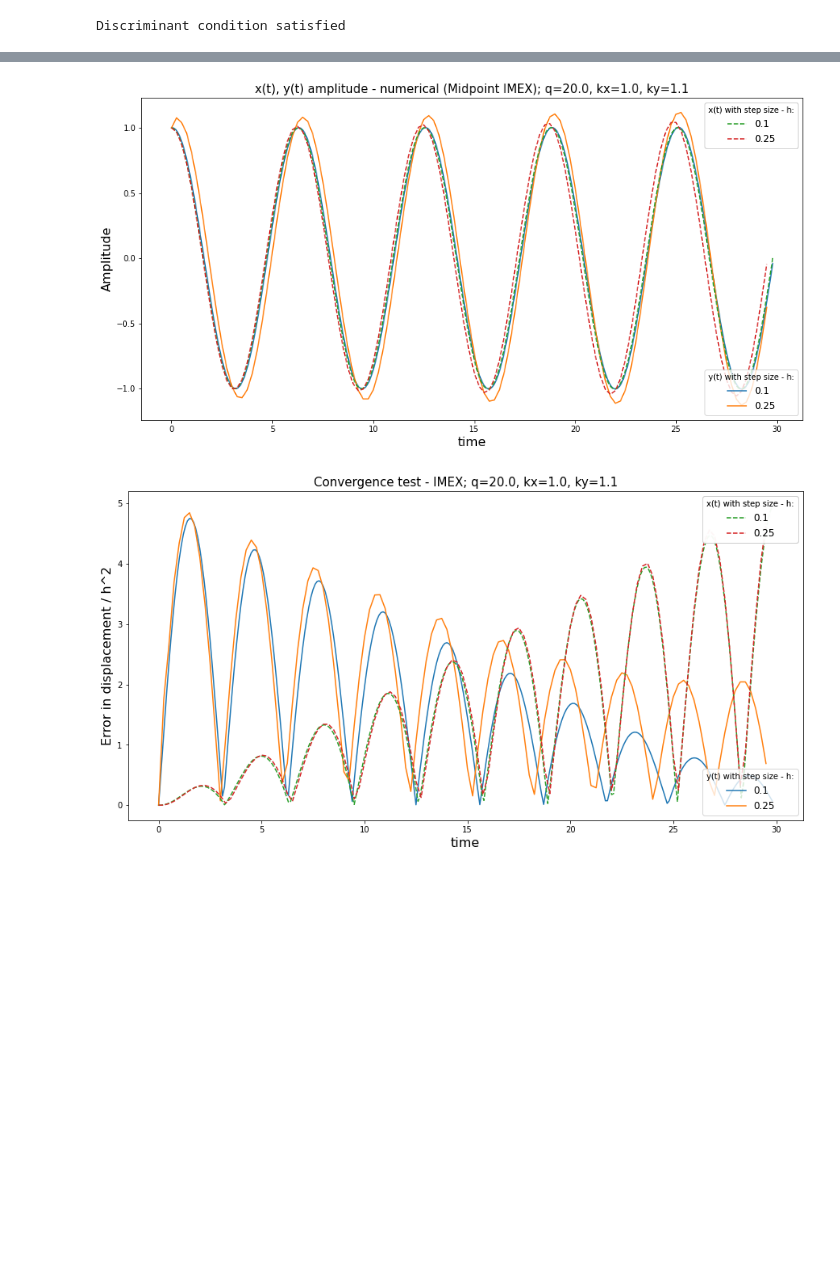
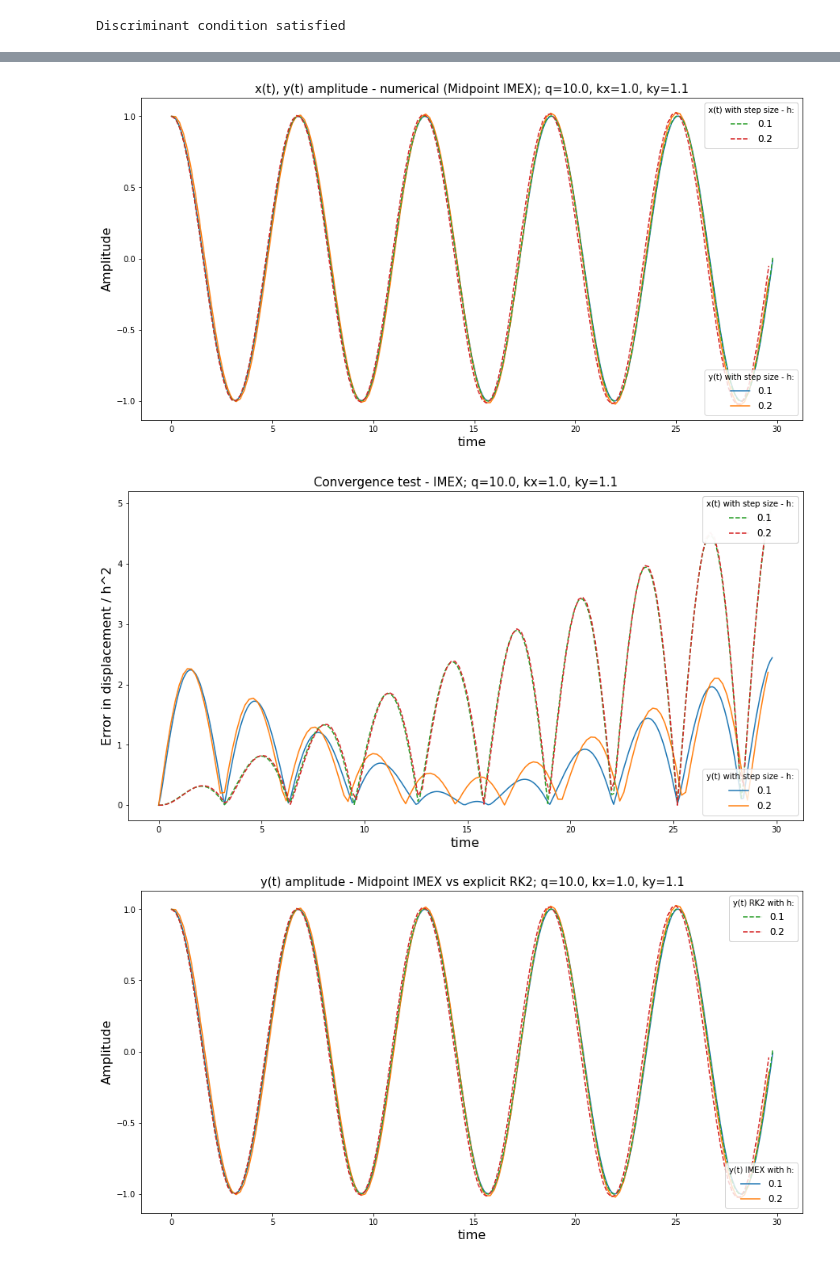
Before and after one commit to annamalai-ps/IMEX, a Jupyter notebook: Midpoint_IMEX(1,2,2).ipynb, the cells around one changed output, grey strips where cells are left out. Cells and saved outputs as stored; diff of their text form; code cells hidden in the pictures; blank space fills up the shorter version.

```diff
--- a/Midpoint_IMEX(1,2,2).ipynb
+++ b/Midpoint_IMEX(1,2,2).ipynb
@@ -172,7 +172,7 @@ y_imex = lambdify([x0,v0,w0,y0,x1,v1,w1,y1,kx,ky,q,h],u_np1_rhs(u_n)[3])
 kx_n = 1.0 #Pendulum 1 spring constant
 ky_n = 1.1 #Pendulum 2 spring constant
 #NOTE: analytical solution can't calculated for q=0, this code is incapable!!
-q_n = 20.0 #Coupling factor
+q_n = 10.0 #Coupling factor
 
 #Note!! If initial data is to be changed, compute analytical solution
 #in Mathematica with respective initial data and make changes to analytic solution defined here.
@@ -192,7 +192,7 @@ else:
 Discriminant condition satisfied
 # %%
 #Initial data
-h_list = ([0.1,0.25])
+h_list = ([0.1,0.2])
 t_start = 0
 t_end = 30
 
@@ -208,21 +208,6 @@ W = np.empty((N,len(h_list)))
 W[:] = np.nan
 T=np.empty((N,len(h_list)))
 T[:] = np.nan
-
-
-def plots(title,x_label,y_label,l1_title,l2_title,x_param,y_param1,y_param2):
-    plt.figure(figsize=(15,7.5))
-    plt.title(title,fontsize=15)
-    plt.xlabel(x_label,fontsize=16)
-    plt.ylabel(y_label,fontsize=16)
-    l1 = plt.plot(x_param,y_param1)
-    l2 = plt.plot(x_param,y_param2,linestyle='--')
-    leg1 = plt.legend(l1,h_list,title=l1_title,fontsize=12,loc =4)
-    plt.gca().add_artist(leg1)
-    leg2 = plt.legend(l2,h_list,title=l2_title,fontsize=12,loc =1)
-    plt.gca().add_artist(leg2)
-    plt.show()
-
 
 X_a = np.zeros((N,len(h_list)))
 delX = np.zeros((N,len(h_list)))
@@ -269,7 +298,38 @@ for i in range (len(h_list)):
 # %%
-#plots
-plots("x(t), y(t) amplitude - analytical; q=%0.1f, kx=%0.1f, ky=%0.1f"%(q_n,kx_n,ky_n),"time","Amplitude","y(t) numerical with h:","y(t) analytical with h:",T,Y,Y_a)
-plots("x(t), y(t) amplitude - analytical; q=%0.1f, kx=%0.1f, ky=%0.1f"%(q_n,kx_n,ky_n),"time","Amplitude","y(t) with step size - h:","x(t) with step size - h:",T,Y_a,X_a)
-plots("x(t), y(t) amplitude - numerical (Midpoint IMEX); q=%0.1f, kx=%0.1f, ky=%0.1f"%(q_n,kx_n,ky_n),"time","Amplitude","y(t) with step size - h:","x(t) with step size - h:",T,Y,X)
-plots("Convergence test - IMEX; q=%0.1f, kx=%0.1f, ky=%0.1f"%(q_n,kx_n,ky_n),"time","Error in displacement / h^2","y(t) with step size - h:","x(t) with step size - h:",T,delY,delX)
+def plots(title,x_label,y_label,l1_title,l2_title,x_param,y_param1,y_param2):
+    plt.figure(figsize=(15,7.5))
+    plt.title(title,fontsize=15)
+    plt.xlabel(x_label,fontsize=16)
+    plt.ylabel(y_label,fontsize=16)
+    l1 = plt.plot(x_param,y_param1)
+    l2 = plt.plot(x_param,y_param2,linestyle='--')
+    leg1 = plt.legend(l1,h_list,title=l1_title,fontsize=12,loc =4)
+    plt.gca().add_artist(leg1)
+    leg2 = plt.legend(l2,h_list,title=l2_title,fontsize=12,loc =1)
+    plt.gca().add_artist(leg2)
+    plt.show()
+
+#plots for IMEX vs analytical solution
+
+plots("x(t), y(t) amplitude - analytical; q=%0.1f, kx=%0.1f, ky=%0.1f"%(q_n,kx_n,ky_n),
+      "time","Amplitude","y(t) numerical with h:","y(t) analytical with h:",T,Y,Y_a)
+plots("x(t), y(t) amplitude - analytical; q=%0.1f, kx=%0.1f, ky=%0.1f"%(q_n,kx_n,ky_n),
+      "time","Amplitude","y(t) with step size - h:","x(t) with step size - h:",T,Y_a,X_a)
+plots("x(t), y(t) amplitude - numerical (Midpoint IMEX); q=%0.1f, kx=%0.1f, ky=%0.1f"%(q_n,kx_n,ky_n),
+      "time","Amplitude","y(t) with step size - h:","x(t) with step size - h:",T,Y,X)
+plots("Convergence test - IMEX; q=%0.1f, kx=%0.1f, ky=%0.1f"%(q_n,kx_n,ky_n),
+      "time","Error in displacement / h^2","y(t) with step size - h:",
+      "x(t) with step size - h:",T,delY,delX)
+
+#plots for IMEX vs explicit RK2
+plots("y(t) amplitude - Midpoint IMEX vs explicit RK2; q=%0.1f, kx=%0.1f, ky=%0.1f"%(q_n,kx_n,ky_n),
+      "time","Amplitude","y(t) IMEX with h:","y(t) RK2 with h:",T,Y,Y_rk2)
+plots("x(t) amplitude - Midpoint IMEX vs explicit RK2; q=%0.1f, kx=%0.1f, ky=%0.1f"%(q_n,kx_n,ky_n),
+      "time","Amplitude","x(t) IMEX with h:","x(t) RK2 with h:",T,X,X_rk2)
+plots("Convergence test for y(t) - IMEX vs explicit RK2; q=%0.1f, kx=%0.1f, ky=%0.1f"%(q_n,kx_n,ky_n),
+      "time","Error in displacement / h^2","y(t) IMEX with step size - h:",
+      "y(t) RK2 with step size - h:",T,delY,delY_rk2)
+plots("Convergence test for x(t) - IMEX vs explicit RK2; q=%0.1f, kx=%0.1f, ky=%0.1f"%(q_n,kx_n,ky_n),
+      "time","Error in displacement / h^2","x(t) IMEX with step size - h:",
+      "x(t) RK2 with step size - h:",T,delX,delX_rk2)
 # %% [output]
@@ -277,3 +337,4 @@ plots("Convergence test - IMEX; q=%0.1f, kx=%0.1f, ky=%0.1f"%(q_n,kx_n,ky_n),"ti
 [figure]
-[figure, old version]
+[figure, new version]
-[figure, old version]
+[figure, new version]
+[figure, added]
```
Also changed, not shown: parts of 3 cells of this notebook.
